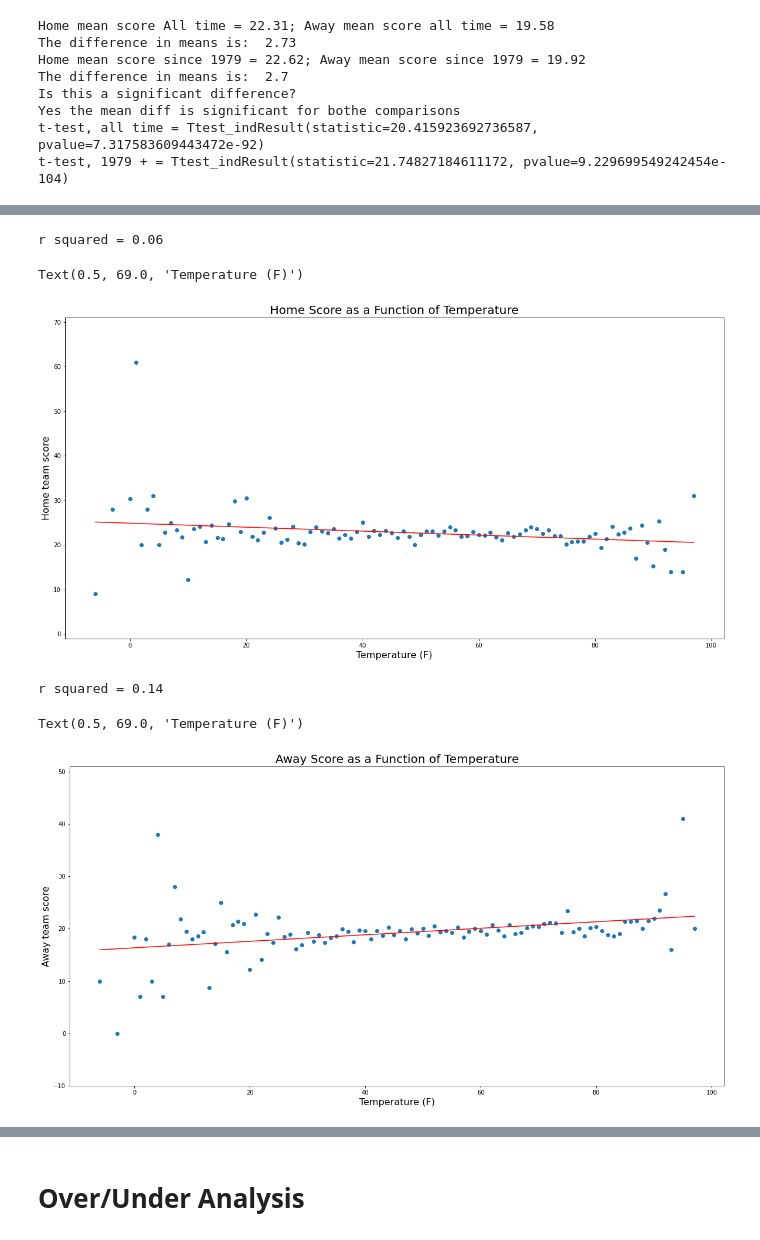
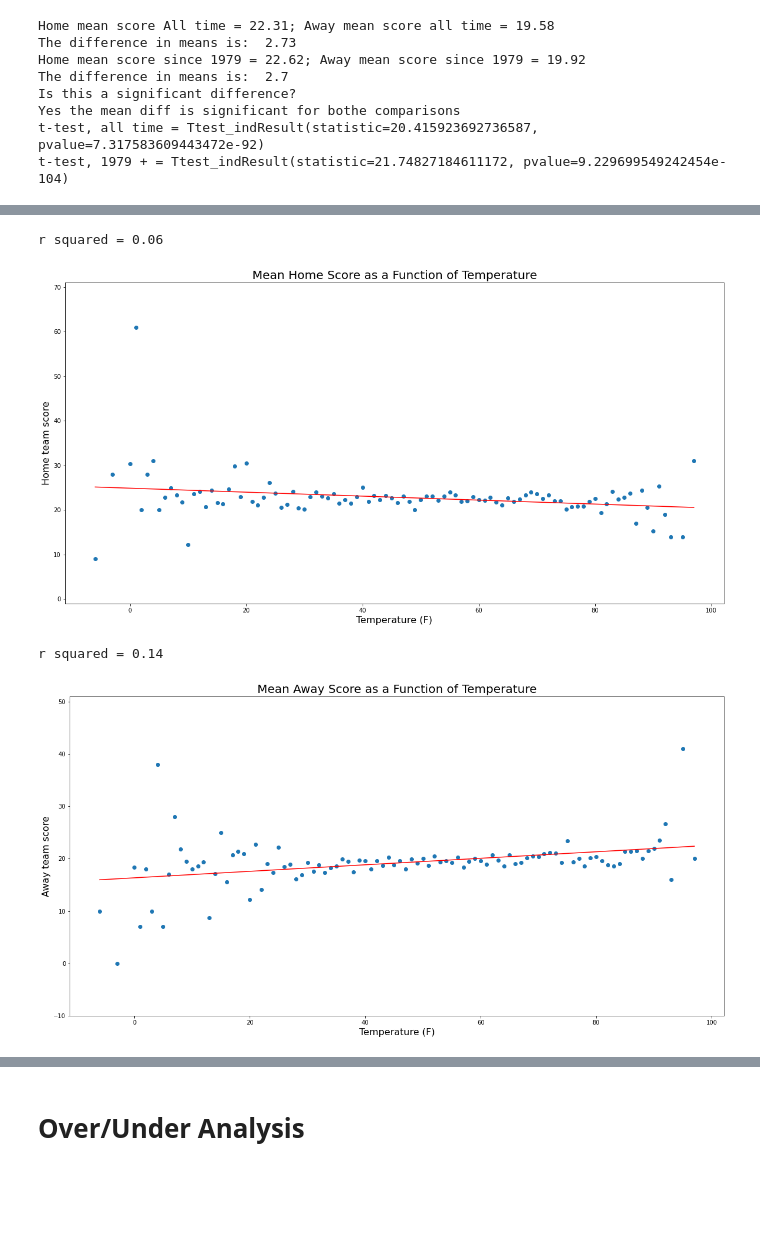
Before and after one commit to KenSaville/NFL-Betting-Analysis, a Jupyter notebook: NFL_betting.ipynb, the cells around one changed output, grey strips where cells are left out. Drawn from its saved outputs; the diff is of its cells as text; code cells hidden in the pictures; blank space fills up the shorter version.

```diff
--- a/NFL_betting.ipynb
+++ b/NFL_betting.ipynb
@@ -306,36 +305,38 @@ Text(3, 67.0, 'T-test p value = 7.3^-104')
 # %%
 #Add away and home scores to create total column.  Use this for over uder analysis etc.
 nfl_1979['Total'] = nfl_1979['score_home'] + nfl_1979['score_away']
 
 #group by temp to see affect on scoring
 gby_temp = nfl_1979.groupby(['weather_temperature'])
 
 scores_home_weather_df = gby_temp['score_home'].mean()
 scores_away_weather_df = gby_temp['score_away'].mean()
 scores_total_weather_df = gby_temp['Total'].mean()
 
 scores_home_weather_df = scores_home_weather_df.reset_index()
 scores_away_weather_df = scores_away_weather_df.reset_index()
 scores_total_weather_df = scores_total_weather_df.reset_index()
 
 #scores_total_weather_df.columns
 
 make_scatter_plot(scores_home_weather_df, 'weather_temperature', 'score_home')
-plt.title('Home Score as a Function of Temperature', fontsize = 20)
+plt.title('Mean Home Score as a Function of Temperature', fontsize = 20)
 plt.ylabel('Home team score', fontsize = 16)
 plt.xlabel('Temperature (F)', fontsize = 16)
+
+plt.savefig('Home_scores_weather.png')
 # %% [output]
 r squared = 0.06
-Text(0.5, 69.0, 'Temperature (F)')
-[figure, old version]
+[figure, new version]
 # %%
 make_scatter_plot(scores_away_weather_df, 'weather_temperature', 'score_away')
-plt.title('Away Score as a Function of Temperature', fontsize = 20)
+plt.title('Mean Away Score as a Function of Temperature', fontsize = 20)
 plt.ylabel('Away team score', fontsize = 16)
 plt.xlabel('Temperature (F)', fontsize = 16)
+
+plt.savefig('Away_scores_weather.png')
 # %% [output]
 r squared = 0.14
-Text(0.5, 69.0, 'Temperature (F)')
-[figure, old version]
+[figure, new version]
 # %%
 make_scatter_plot(scores_total_weather_df, 'weather_temperature', 'Total')
```
Also changed, not shown: parts of 6 cells of this notebook, 12 other files.
